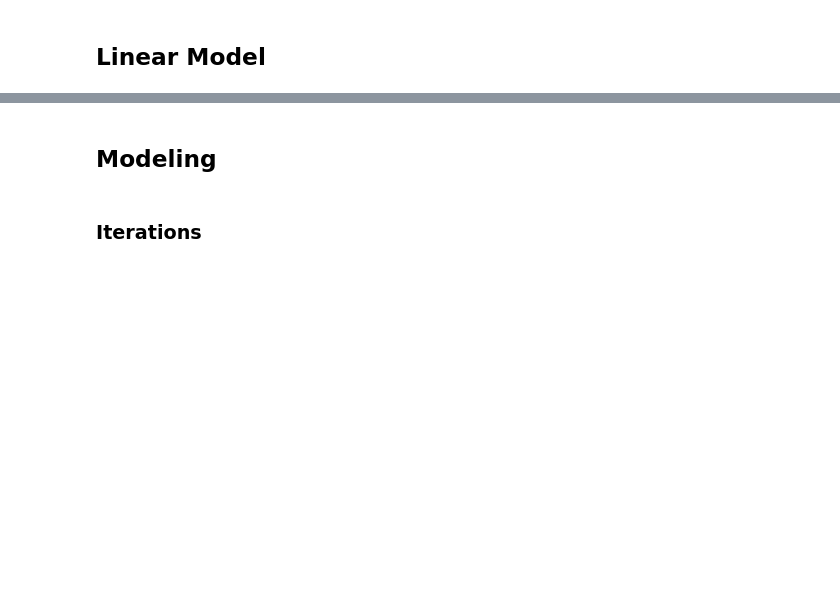
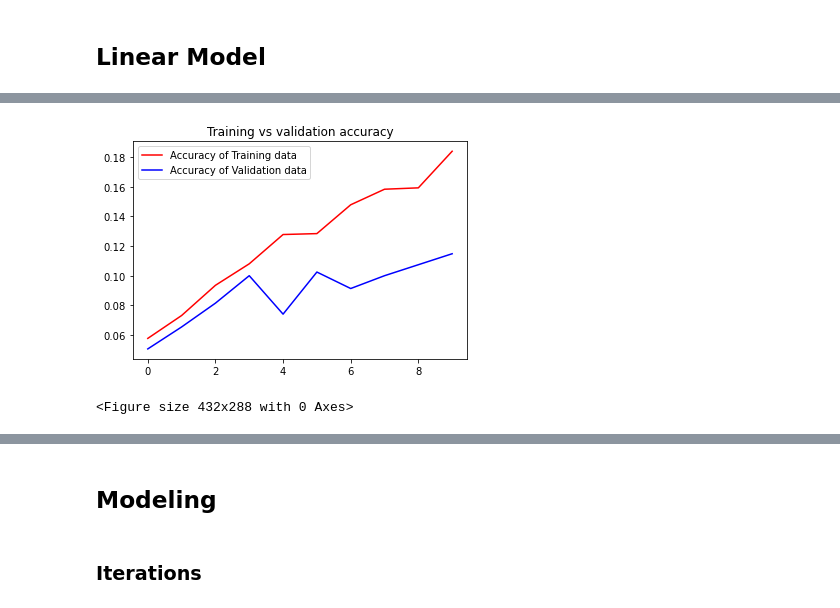
Before and after one commit to darthur93/Capstone-Image-Recognition, a Jupyter notebook: Notebook.ipynb, the cells around one changed output, grey strips where cells are left out. Drawn from its saved outputs; the diff is of its cells as text; code cells hidden in the pictures; blank space fills up the shorter version.

Commit message:
new model

```diff
--- a/Notebook.ipynb
+++ b/Notebook.ipynb
@@ -541,0 +693,3 @@ evaluate(model, test_loader)
+# %%
+pretrained_model3 = tf.keras.applications.DenseNet201(input_shape=(32,32,3),include_top=False,weights='imagenet',pooling='avg')
+pretrained_model3.trainable = False
@@ -541,0 +699,9 @@ evaluate(model, test_loader)
+# %%
+inputs3 = pretrained_model3.input
+x3 = tf.keras.layers.Dense(128, activation='relu')(pretrained_model3.output)
+outputs3 = tf.keras.layers.Dense(len(Name), activation='softmax')(x3)
+model = tf.keras.Model(inputs=inputs3, outputs=outputs3)
+# %%
+model.compile(optimizer='adam',loss='categorical_crossentropy',metrics=['accuracy'])
+# %%
+his=model.fit(datagen.flow(trainx,trainy,batch_size=32),validation_data=(testx,testy),epochs=10)
@@ -541,0 +752,16 @@ evaluate(model, test_loader)
+# %%
+get_acc = his.history['accuracy']
+value_acc = his.history['val_accuracy']
+get_loss = his.history['loss']
+validation_loss = his.history['val_loss']
+
+epochs = range(len(get_acc))
+plt.plot(epochs, get_acc, 'r', label='Accuracy of Training data')
+plt.plot(epochs, value_acc, 'b', label='Accuracy of Validation data')
+plt.title('Training vs validation accuracy')
+plt.legend(loc=0)
+plt.figure()
+plt.show()
+# %% [output]
+[figure, added]
+<Figure size 432x288 with 0 Axes>
```
Also changed, not shown: parts of 37 cells of this notebook.
